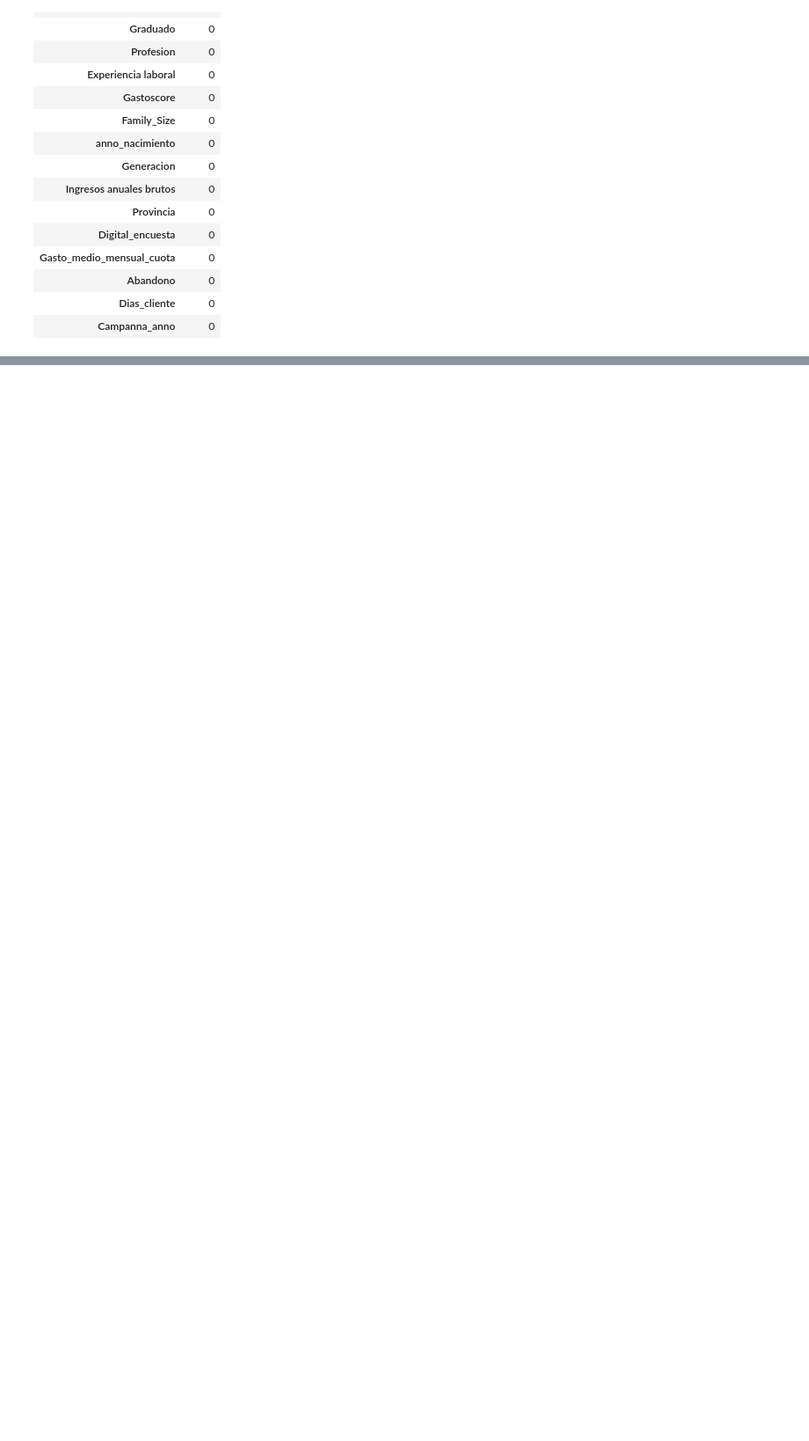
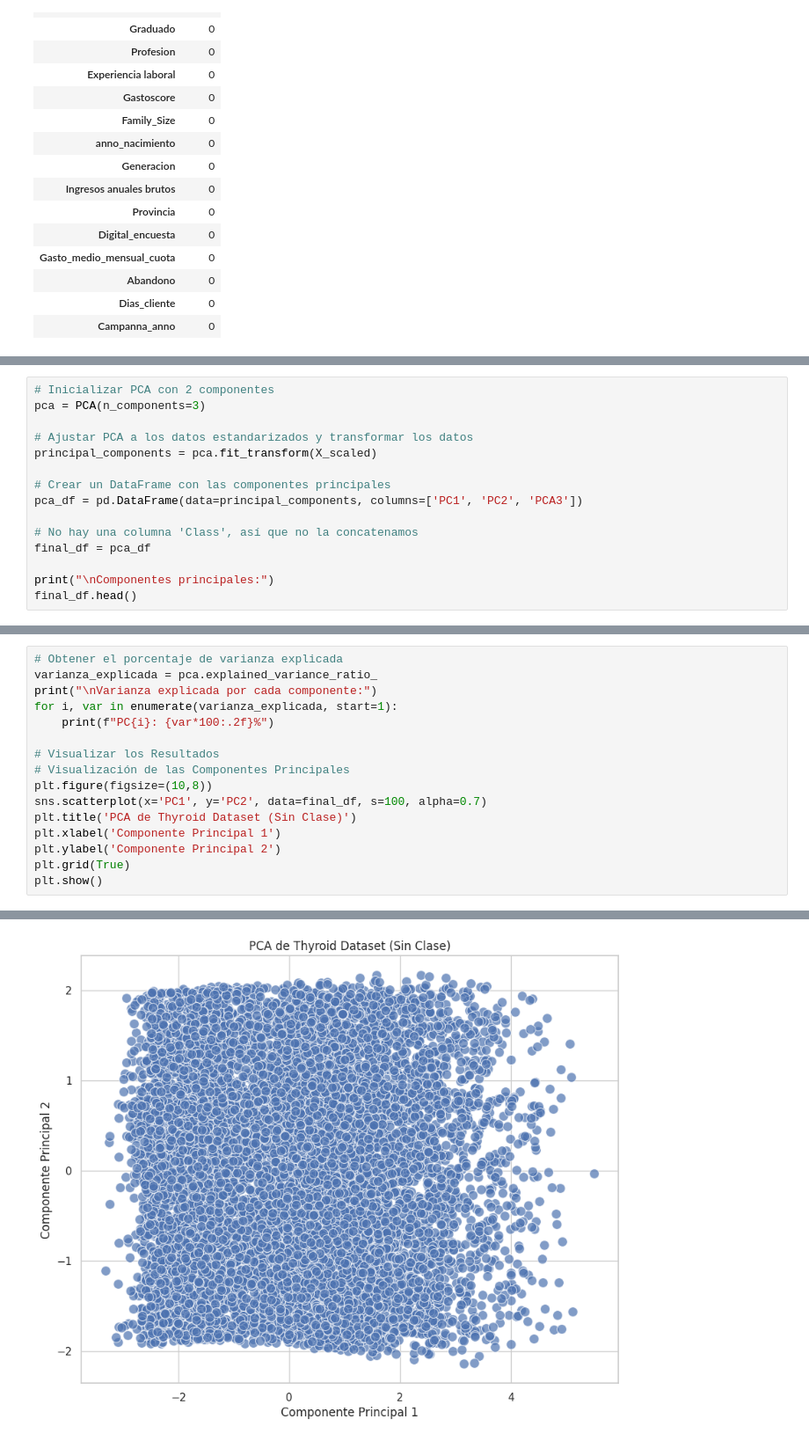
Before and after one commit to pelahumi/Segmentacion-clientes, a Jupyter notebook: cluster_anal.ipynb, the cells around one changed output, grey strips where cells are left out. Shown at 88% size. Cells and saved outputs as stored; diff of their text form; blank space fills up the shorter version.

Commit message:
Finalizamos PCA

```diff
--- a/cluster_anal.ipynb
+++ b/cluster_anal.ipynb
@@ -118,0 +152,15 @@ df_nulls
+# %%
+# Inicializar PCA con 2 componentes
+pca = PCA(n_components=3)
+
+# Ajustar PCA a los datos estandarizados y transformar los datos
+principal_components = pca.fit_transform(X_scaled)
+
+# Crear un DataFrame con las componentes principales
+pca_df = pd.DataFrame(data=principal_components, columns=['PC1', 'PC2', 'PCA3'])
+
+# No hay una columna 'Class', así que no la concatenamos
+final_df = pca_df
+
+print("\nComponentes principales:")
+final_df.head()
@@ -118,0 +177,17 @@ df_nulls
+# %%
+# Obtener el porcentaje de varianza explicada
+varianza_explicada = pca.explained_variance_ratio_
+print("\nVarianza explicada por cada componente:")
+for i, var in enumerate(varianza_explicada, start=1):
+    print(f"PC{i}: {var*100:.2f}%")
+
+# Visualizar los Resultados
+# Visualización de las Componentes Principales
+plt.figure(figsize=(10,8))
+sns.scatterplot(x='PC1', y='PC2', data=final_df, s=100, alpha=0.7)
+plt.title('PCA de Thyroid Dataset (Sin Clase)')
+plt.xlabel('Componente Principal 1')
+plt.ylabel('Componente Principal 2')
+plt.grid(True)
+plt.show()
+# %% [output]
@@ -118,0 +198 @@ df_nulls
+[figure, added]
```
Also changed, not shown: parts of 11 cells of this notebook.
